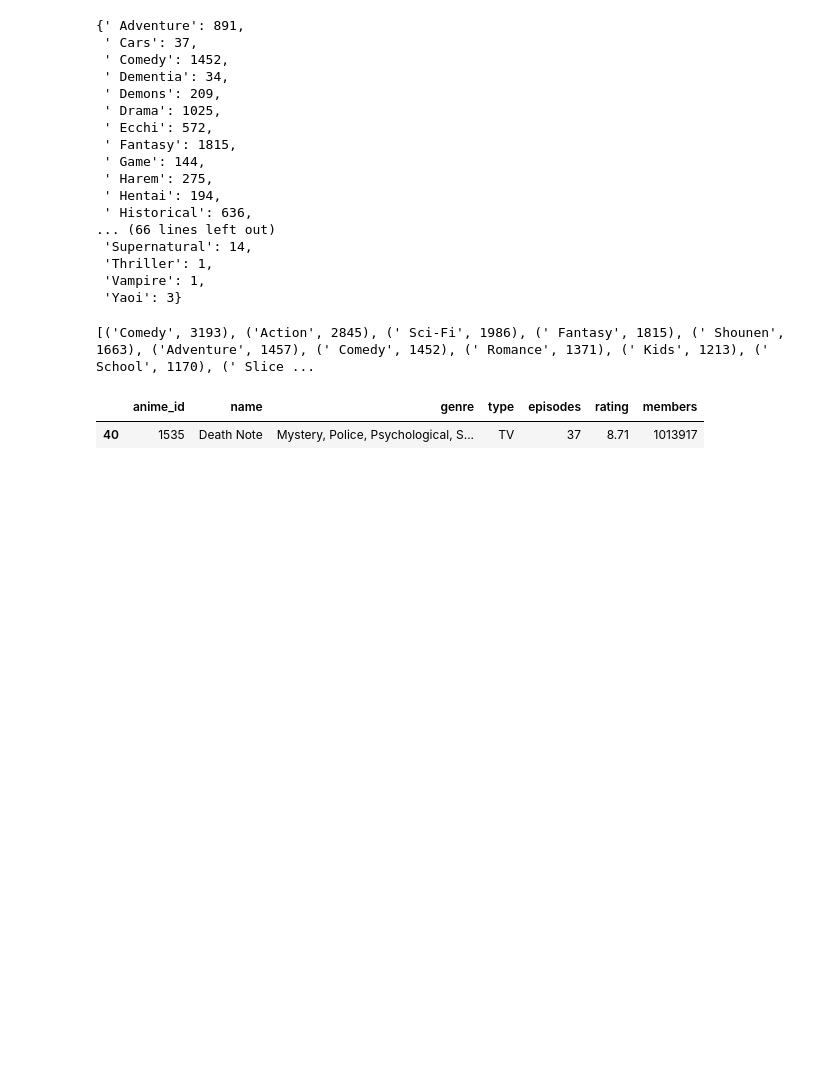
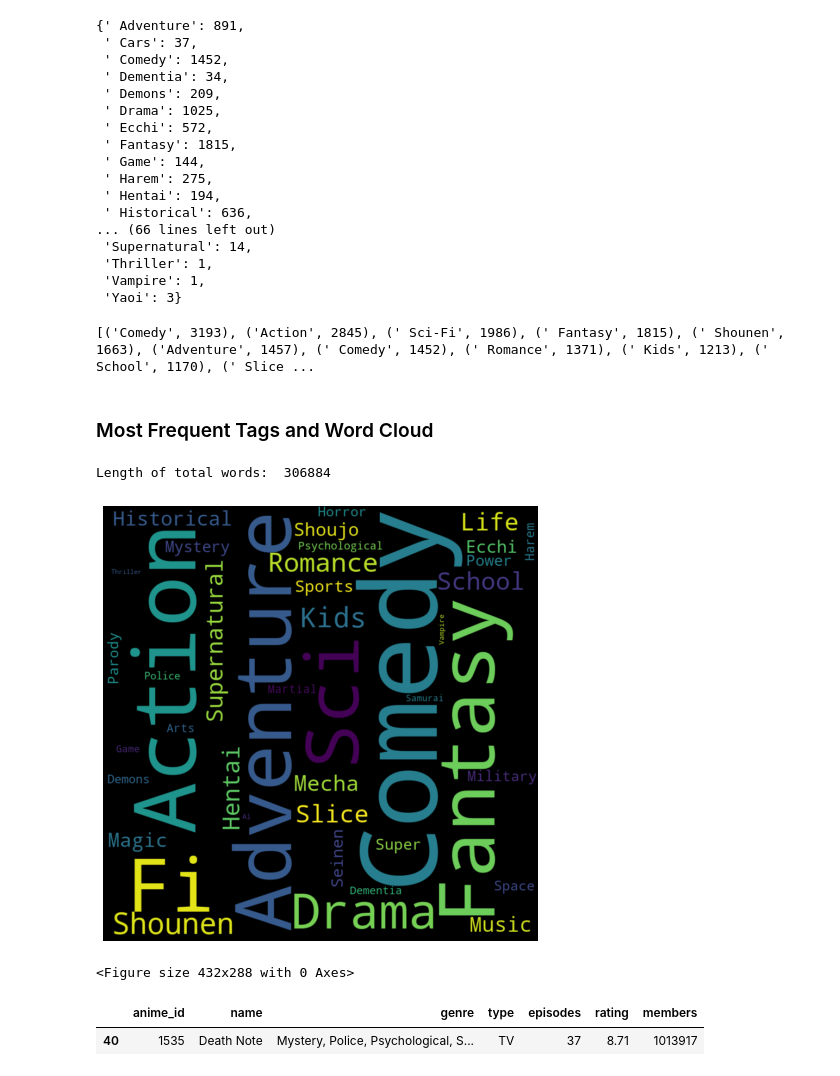
Before and after one commit to rabiaedayilmaz/anime-recommender, a Jupyter notebook: recommender/anime_recommender_by_tags.ipynb, the cells around one changed output. Cells and saved outputs as stored; diff of their text form; code cells hidden in the pictures; blank space fills up the shorter version.

```diff
--- a/recommender/anime_recommender.ipynb
+++ b/recommender/anime_recommender_by_tags.ipynb
@@ -268,3 +270,5 @@ genre_dict
 print(sorted(genre_dict.items(), key=lambda x: x[1], reverse=True))
 # %% [output]
 [('Comedy', 3193), ('Action', 2845), (' Sci-Fi', 1986), (' Fantasy', 1815), (' Shounen', 1663), ('Adventure', 1457), (' Comedy', 1452), (' Romance', 1371), (' Kids', 1213), (' School', 1170), (' Slice ...
+# %% [markdown]
+### Most Frequent Tags and Word Cloud
@@ -271,3 +277,39 @@ print(sorted(genre_dict.items(), key=lambda x: x[1], reverse=True))
+# %%
+comment_words = ""
+
+for i in range(len(sorted_tags)):
+  sent = (str(sorted_tags[i][0])  + " ") * sorted_tags[i][1]
+  comment_words += sent
+
+print("Length of total words: ", len(comment_words))
+# %% [output]
+Length of total words:  306884
+# %%
+from wordcloud import WordCloud, STOPWORDS
+import matplotlib.pyplot as plt
+
+stopwords = set(STOPWORDS)
+
+# set collocations=False, so words wont duplicate
+
+wc = WordCloud(width=800,
+               height=800,
+               background_color="black",
+               stopwords=stopwords,
+               min_font_size=12,
+               max_words=50,
+               collocations=False).generate(comment_words)
+
+plt.figure(figsize=(8, 8))
+plt.imshow(wc, interpolation="bilinear")
+plt.axis("off")
+
+plt.show()
+
+plt.savefig("/content/frequent_tags.png")
+# %% [output]
+[figure, added]
+<Figure size 432x288 with 0 Axes>
 # %%
 df_anime[df_anime.anime_id == 1535] # most frequent/members anime is Death Note
 # %% [output]
```
Also changed, not shown: parts of 13 cells of this notebook, 3 other files.
